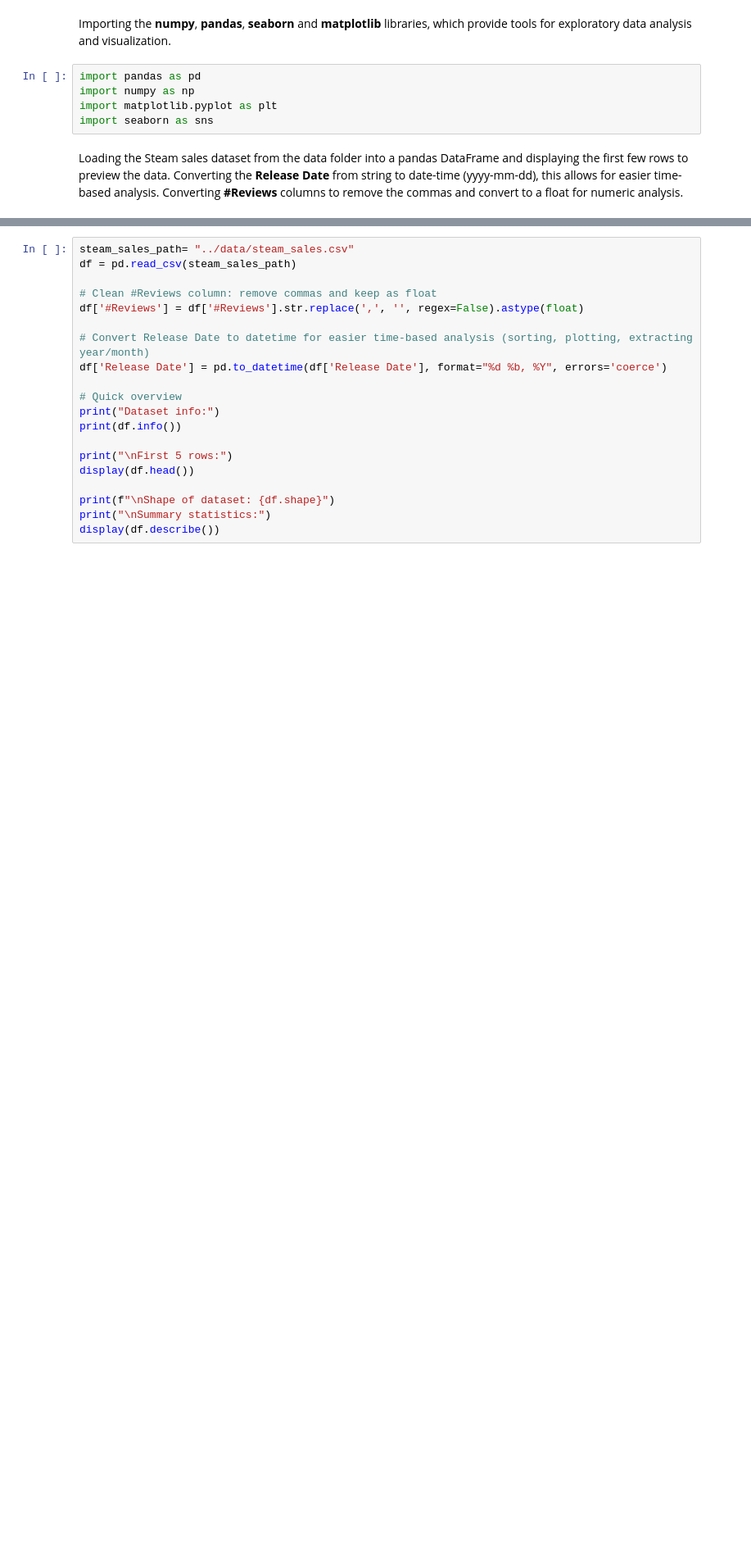
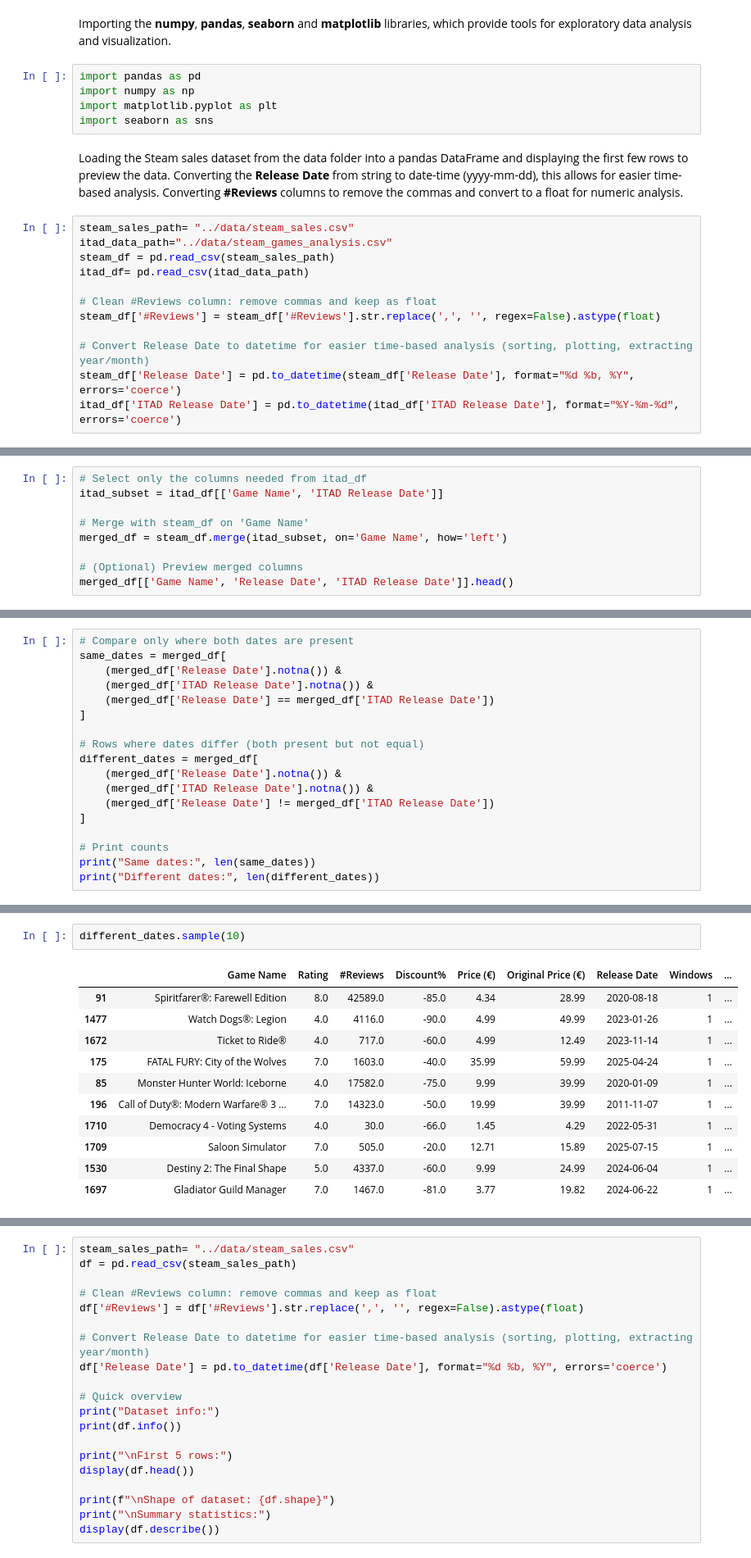
Before and after one commit to jbenigeri/Video-Game-Price-Analysis, a Jupyter notebook: src/explore_steam_data.ipynb, the cells around one changed output, grey strips where cells are left out. Shown at 82% size. Cells and saved outputs as stored; diff of their text form; blank space fills up the shorter version.

Commit message:
New merge for missing dates

```diff
--- a/src/explore_steam_data.ipynb
+++ b/src/explore_steam_data.ipynb
@@ -9,3 +9,15 @@ import seaborn as sns
 Loading the Steam sales dataset from the data folder into a pandas DataFrame and displaying the first few rows to preview the data.
 Converting the **Release Date** from string to date-time (yyyy-mm-dd), this allows for easier time-based analysis.
 Converting **#Reviews** columns to remove the commas and convert to a float for numeric analysis.
+# %%
+steam_sales_path= "../data/steam_sales.csv"
+itad_data_path="../data/steam_games_analysis.csv"
+steam_df = pd.read_csv(steam_sales_path)
+itad_df= pd.read_csv(itad_data_path)
+
+# Clean #Reviews column: remove commas and keep as float
+steam_df['#Reviews'] = steam_df['#Reviews'].str.replace(',', '', regex=False).astype(float)
+
+# Convert Release Date to datetime for easier time-based analysis (sorting, plotting, extracting year/month)
+steam_df['Release Date'] = pd.to_datetime(steam_df['Release Date'], format="%d %b, %Y", errors='coerce')
+itad_df['ITAD Release Date'] = pd.to_datetime(itad_df['ITAD Release Date'], format="%Y-%m-%d", errors='coerce')
@@ -11,0 +35,9 @@ Converting **#Reviews** columns to remove the commas and convert to a float for
+# %%
+# Select only the columns needed from itad_df
+itad_subset = itad_df[['Game Name', 'ITAD Release Date']]
+
+# Merge with steam_df on 'Game Name'
+merged_df = steam_df.merge(itad_subset, on='Game Name', how='left')
+
+# (Optional) Preview merged columns
+merged_df[['Game Name', 'Release Date', 'ITAD Release Date']].head()
@@ -11,0 +51,18 @@ Converting **#Reviews** columns to remove the commas and convert to a float for
+# %%
+# Compare only where both dates are present
+same_dates = merged_df[
+    (merged_df['Release Date'].notna()) &
+    (merged_df['ITAD Release Date'].notna()) &
+    (merged_df['Release Date'] == merged_df['ITAD Release Date'])
+]
+
+# Rows where dates differ (both present but not equal)
+different_dates = merged_df[
+    (merged_df['Release Date'].notna()) &
+    (merged_df['ITAD Release Date'].notna()) &
+    (merged_df['Release Date'] != merged_df['ITAD Release Date'])
+]
+
+# Print counts
+print("Same dates:", len(same_dates))
+print("Different dates:", len(different_dates))
@@ -11,0 +72,14 @@ Converting **#Reviews** columns to remove the commas and convert to a float for
+# %%
+different_dates.sample(10)
+# %% [output]
+|  | Game Name | Rating | #Reviews | Discount% | Price (€) | Original Price (€) | Release Date | Windows | ... |
+| 91 | Spiritfarer®: Farewell Edition | 8.0 | 42589.0 | -85.0 | 4.34 | 28.99 | 2020-08-18 | 1 | ... |
+| 1477 | Watch Dogs®: Legion | 4.0 | 4116.0 | -90.0 | 4.99 | 49.99 | 2023-01-26 | 1 | ... |
+| 1672 | Ticket to Ride® | 4.0 | 717.0 | -60.0 | 4.99 | 12.49 | 2023-11-14 | 1 | ... |
+| 175 | FATAL FURY: City of the Wolves | 7.0 | 1603.0 | -40.0 | 35.99 | 59.99 | 2025-04-24 | 1 | ... |
+| 85 | Monster Hunter World: Iceborne | 4.0 | 17582.0 | -75.0 | 9.99 | 39.99 | 2020-01-09 | 1 | ... |
+| 196 | Call of Duty®: Modern Warfare® 3 ... | 7.0 | 14323.0 | -50.0 | 19.99 | 39.99 | 2011-11-07 | 1 | ... |
+| 1710 | Democracy 4 - Voting Systems | 4.0 | 30.0 | -66.0 | 1.45 | 4.29 | 2022-05-31 | 1 | ... |
+| 1709 | Saloon Simulator | 7.0 | 505.0 | -20.0 | 12.71 | 15.89 | 2025-07-15 | 1 | ... |
+| 1530 | Destiny 2: The Final Shape | 5.0 | 4337.0 | -60.0 | 9.99 | 24.99 | 2024-06-04 | 1 | ... |
+| 1697 | Gladiator Guild Manager | 7.0 | 1467.0 | -81.0 | 3.77 | 19.82 | 2024-06-22 | 1 | ... |
```
Also changed, not shown: parts of 4 cells of this notebook.
